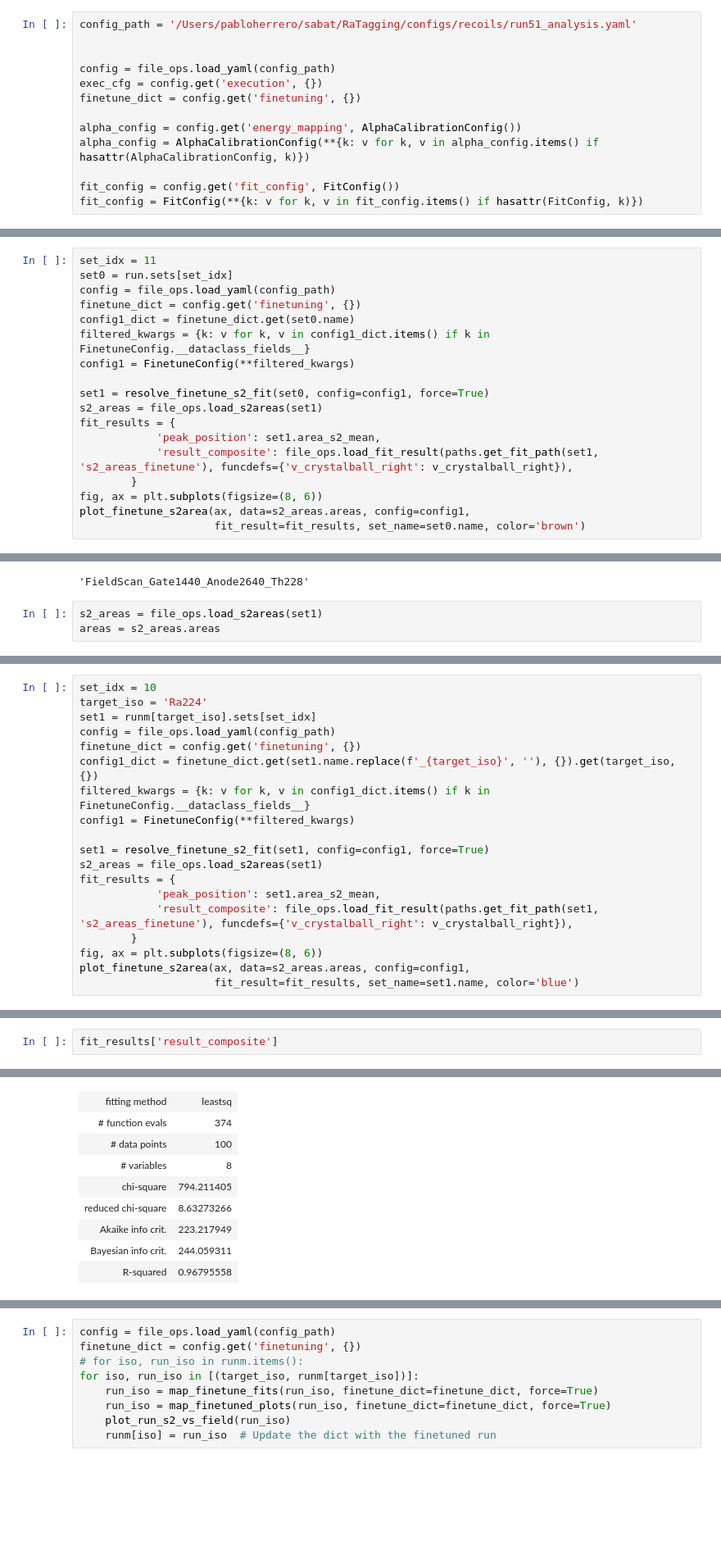
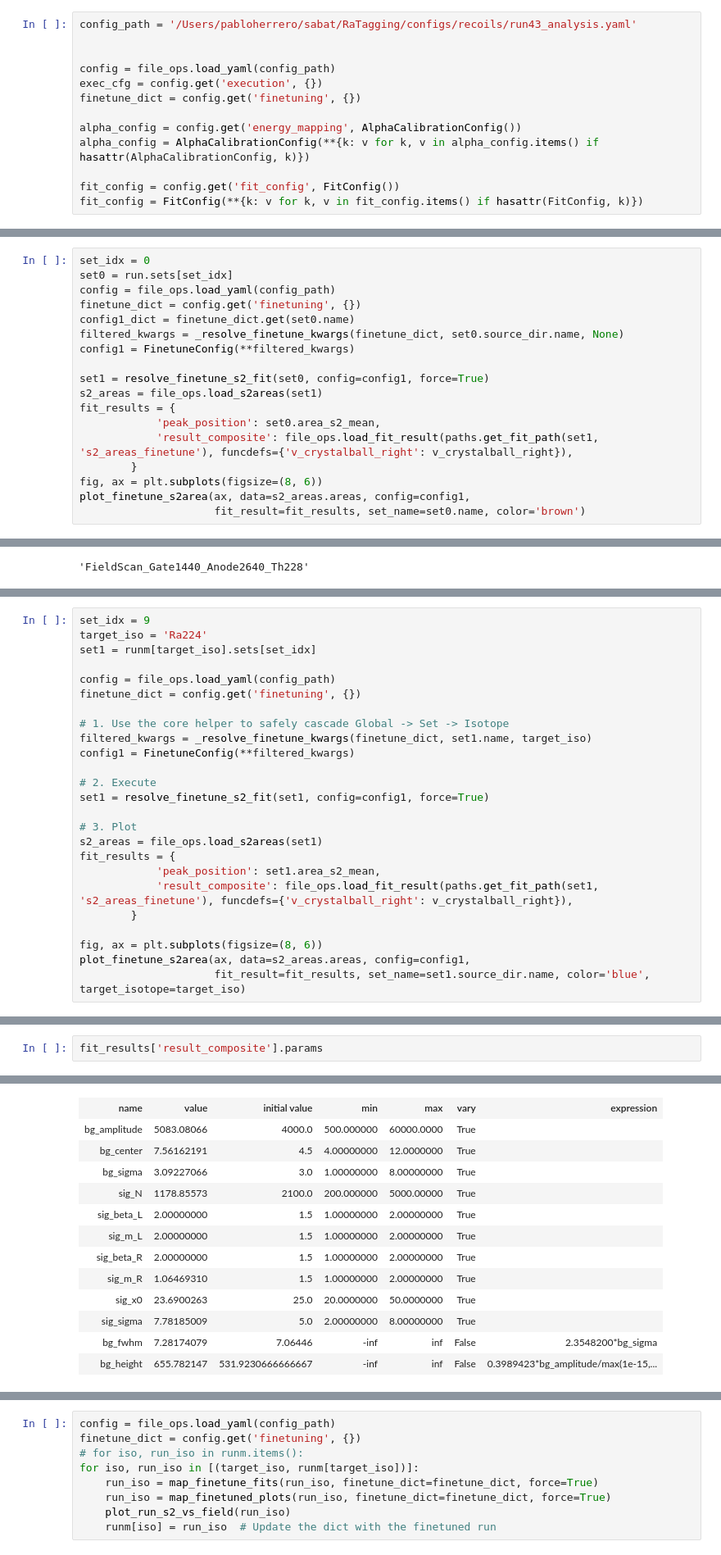
Before and after one commit to proscrite/RaTag, a Jupyter notebook: notebooks/fine_fitting_notebook.ipynb, the cells around one changed output, grey strips where cells are left out. Shown at 82% size. Saved outputs shown, nothing was run; the diff lists cells and outputs as text; blank space fills up the shorter version.

```diff
--- a/notebooks/fine_fitting_notebook.ipynb
+++ b/notebooks/fine_fitting_notebook.ipynb
@@ -28,7 +28,7 @@ from RaTag.el_tpc.fit_s2_area import v_crystalball_right
 from RaTag.plotting import (plot_s2areas_summary, plot_finetune_s2area,
                             plot_run_s2_vs_field, plot_waveform)
 # %%
-config_path = '/Users/pabloherrero/sabat/RaTagging/configs/recoils/run51_analysis.yaml'
+config_path = '/Users/pabloherrero/sabat/RaTagging/configs/recoils/run43_analysis.yaml'
 
 
 config = file_ops.load_yaml(config_path)
@@ -81,16 +87,16 @@ SEPARATING MULTI-ISOTOPE SETS: RUN_51
 # %%
-set_idx = 11
+set_idx = 0
 set0 = run.sets[set_idx]
 config = file_ops.load_yaml(config_path)
 finetune_dict = config.get('finetuning', {})
 config1_dict = finetune_dict.get(set0.name)
-filtered_kwargs = {k: v for k, v in config1_dict.items() if k in FinetuneConfig.__dataclass_fields__}
+filtered_kwargs = _resolve_finetune_kwargs(finetune_dict, set0.source_dir.name, None)
 config1 = FinetuneConfig(**filtered_kwargs)
 
 set1 = resolve_finetune_s2_fit(set0, config=config1, force=True)
 s2_areas = file_ops.load_s2areas(set1)
 fit_results = {
-            'peak_position': set1.area_s2_mean,
+            'peak_position': set0.area_s2_mean,
             'result_composite': file_ops.load_fit_result(paths.get_fit_path(set1, 's2_areas_finetune'), funcdefs={'v_crystalball_right': v_crystalball_right}),
         }
 fig, ax = plt.subplots(figsize=(8, 6))
@@ -147,6 +139,3 @@ FINE-TUNING S2 AREA DISTRIBUTIONS: RUN_51
 runm['Th228'].sets[11].name
 # %% [output]
 'FieldScan_Gate1440_Anode2640_Th228'
-# %%
-s2_areas = file_ops.load_s2areas(set1)
-areas = s2_areas.areas
@@ -165,20 +162,26 @@ plt.step(cbins, counts_smooth, color='blue', label='Smoothed Histogram')
 # %%
-set_idx = 10
+set_idx = 9
 target_iso = 'Ra224'
 set1 = runm[target_iso].sets[set_idx]
+
 config = file_ops.load_yaml(config_path)
 finetune_dict = config.get('finetuning', {})
-config1_dict = finetune_dict.get(set1.name.replace(f'_{target_iso}', ''), {}).get(target_iso, {})
-filtered_kwargs = {k: v for k, v in config1_dict.items() if k in FinetuneConfig.__dataclass_fields__}
+
+# 1. Use the core helper to safely cascade Global -> Set -> Isotope
+filtered_kwargs = _resolve_finetune_kwargs(finetune_dict, set1.name, target_iso)
 config1 = FinetuneConfig(**filtered_kwargs)
 
+# 2. Execute
 set1 = resolve_finetune_s2_fit(set1, config=config1, force=True)
+
+# 3. Plot
 s2_areas = file_ops.load_s2areas(set1)
 fit_results = {
             'peak_position': set1.area_s2_mean,
             'result_composite': file_ops.load_fit_result(paths.get_fit_path(set1, 's2_areas_finetune'), funcdefs={'v_crystalball_right': v_crystalball_right}),
         }
+
 fig, ax = plt.subplots(figsize=(8, 6))
 plot_finetune_s2area(ax, data=s2_areas.areas, config=config1,
-                     fit_result=fit_results, set_name=set1.name, color='blue')
+                     fit_result=fit_results, set_name=set1.source_dir.name, color='blue', target_isotope=target_iso)
 # %% [output]
@@ -190,3 +202,3 @@ plot_finetune_s2area(ax, data=s2_areas.areas, config=config1,
 # %%
-fit_results['result_composite']
+fit_results['result_composite'].params
 # %% [output]
@@ -196,9 +206,13 @@ Fit Statistics
-| fitting method | leastsq |
-| # function evals | 374 |
-| # data points | 100 |
-| # variables | 8 |
-| chi-square | 794.211405 |
-| reduced chi-square | 8.63273266 |
-| Akaike info crit. | 223.217949 |
-| Bayesian info crit. | 244.059311 |
-| R-squared | 0.96795558 |
+| name | value | initial value | min | max | vary | expression |
+| bg_amplitude | 5083.08066 | 4000.0 | 500.000000 | 60000.0000 | True |  |
+| bg_center | 7.56162191 | 4.5 | 4.00000000 | 12.0000000 | True |  |
+| bg_sigma | 3.09227066 | 3.0 | 1.00000000 | 8.00000000 | True |  |
+| sig_N | 1178.85573 | 2100.0 | 200.000000 | 5000.00000 | True |  |
+| sig_beta_L | 2.00000000 | 1.5 | 1.00000000 | 2.00000000 | True |  |
+| sig_m_L | 2.00000000 | 1.5 | 1.00000000 | 2.00000000 | True |  |
+| sig_beta_R | 2.00000000 | 1.5 | 1.00000000 | 2.00000000 | True |  |
+| sig_m_R | 1.06469310 | 1.5 | 1.00000000 | 2.00000000 | True |  |
+| sig_x0 | 23.6900263 | 25.0 | 20.0000000 | 50.0000000 | True |  |
+| sig_sigma | 7.78185009 | 5.0 | 2.00000000 | 8.00000000 | True |  |
+| bg_fwhm | 7.28174079 | 7.06446 | -inf | inf | False | 2.3548200*bg_sigma |
+| bg_height | 655.782147 | 531.9230666666667 | -inf | inf | False | 0.3989423*bg_amplitude/max(1e-15,... |
```
Also changed, not shown: parts of 13 cells of this notebook, 3 other files.
